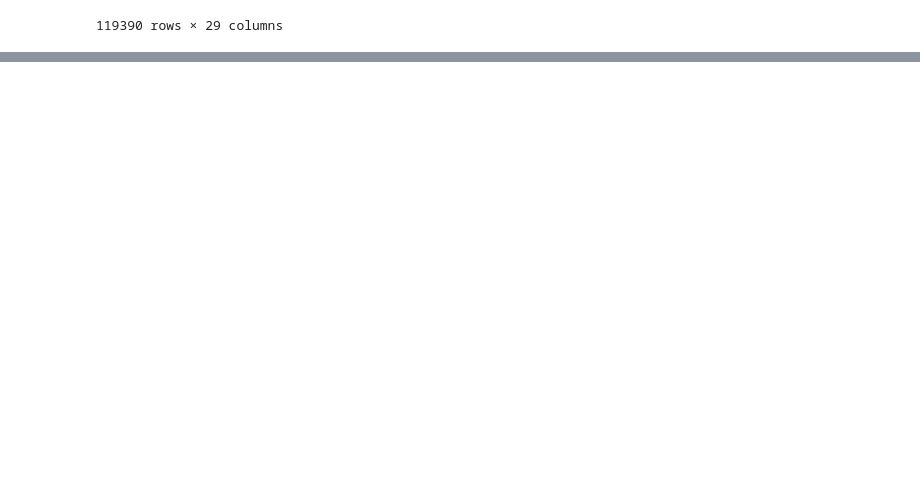
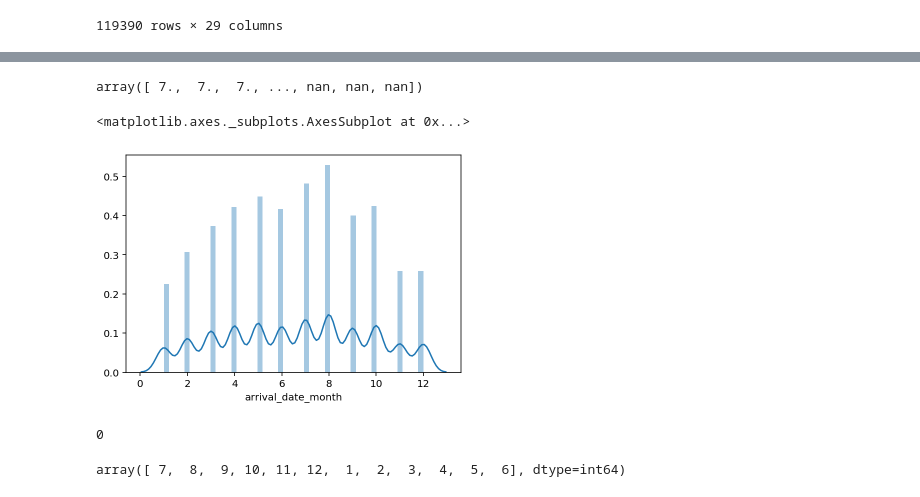
Before and after one commit to kyulimpark/EDA_project_hotel, a Jupyter notebook: EDA_project_hotel_01.ipynb, the cells around one changed output, grey strips where cells are left out. Drawn from its saved outputs; the diff is of its cells as text; code cells hidden in the pictures; blank space fills up the shorter version.

Commit message:
feat: EDA_project_hotel cancelation_02 02 file

```diff
--- a/EDA_project_hotel_01.ipynb
+++ b/EDA_project_hotel_01.ipynb
@@ -151,0 +152,2 @@ df2.to_csv("hotel_eda.csv",mode='w', header=False)
+# %%
+hotel2_df = pd.read_csv("hotel_eda2.csv" )
@@ -151,0 +163,10 @@ df2.to_csv("hotel_eda.csv",mode='w', header=False)
+# %%
+adm=hotel2_df[hotel2_df == 7]["arrival_date_month"].values
+adm
+# %% [output]
+array([ 7.,  7.,  7., ..., nan, nan, nan])
+# %%
+sns.distplot(hotel2_df["arrival_date_month"])
+# %% [output]
+<matplotlib.axes._subplots.AxesSubplot at 0x...>
+[figure, added]
@@ -151,0 +175,4 @@ df2.to_csv("hotel_eda.csv",mode='w', header=False)
+# %%
+len(hotel2_df[hotel2_df["arrival_date_month"].isnull()])
+# %% [output]
+0
@@ -151,0 +181,4 @@ df2.to_csv("hotel_eda.csv",mode='w', header=False)
+# %%
+hotel2_df["arrival_date_month"].unique()
+# %% [output]
+array([ 7,  8,  9, 10, 11, 12,  1,  2,  3,  4,  5,  6], dtype=int64)
```
Also changed, not shown: parts of 36 cells of this notebook.
